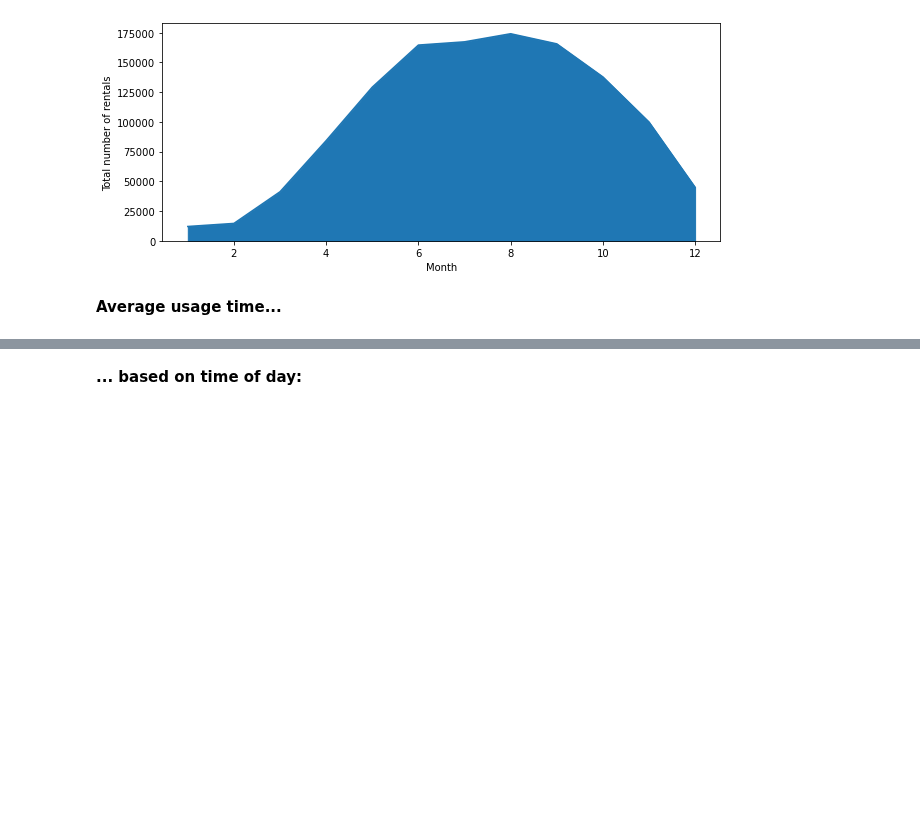
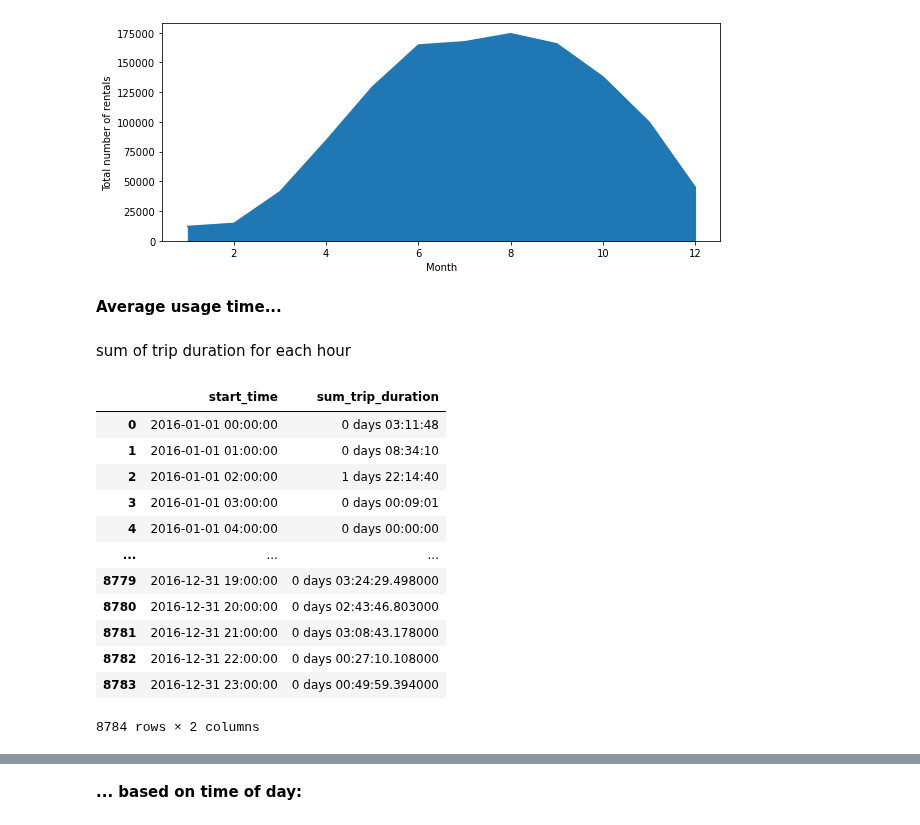
Before and after one commit to MoritzWagner13/Machine-Learning, a Jupyter notebook: Code.ipynb, the cells around one changed output, grey strips where cells are left out. Saved outputs shown, nothing was run; the diff lists cells and outputs as text; code cells hidden in the pictures; blank space fills up the shorter version.

```diff
--- a/Code.ipynb
+++ b/Code.ipynb
@@ -445,3 +505,22 @@ Text(0, 0.5, 'Total number of rentals')
 [figure]
 # %% [markdown]
 **Average usage time...**
+# %% [markdown]
+sum of trip duration for each hour
+# %%
+#same possible with "end_time" but values till mid 2017 then
+bike.groupby([pd.Grouper(key='start_time',freq='H')]).trip_duration.sum().reset_index(name='sum_trip_duration')
+# %% [output]
+|  | start_time | sum_trip_duration |
+| 0 | 2016-01-01 00:00:00 | 0 days 03:11:48 |
+| 1 | 2016-01-01 01:00:00 | 0 days 08:34:10 |
+| 2 | 2016-01-01 02:00:00 | 1 days 22:14:40 |
+| 3 | 2016-01-01 03:00:00 | 0 days 00:09:01 |
+| 4 | 2016-01-01 04:00:00 | 0 days 00:00:00 |
+| ... | ... | ... |
+| 8779 | 2016-12-31 19:00:00 | 0 days 03:24:29.498000 |
+| 8780 | 2016-12-31 20:00:00 | 0 days 02:43:46.803000 |
+| 8781 | 2016-12-31 21:00:00 | 0 days 03:08:43.178000 |
+| 8782 | 2016-12-31 22:00:00 | 0 days 00:27:10.108000 |
+| 8783 | 2016-12-31 23:00:00 | 0 days 00:49:59.394000 |
+8784 rows × 2 columns
```
Also changed, not shown: parts of 10 cells of this notebook.
